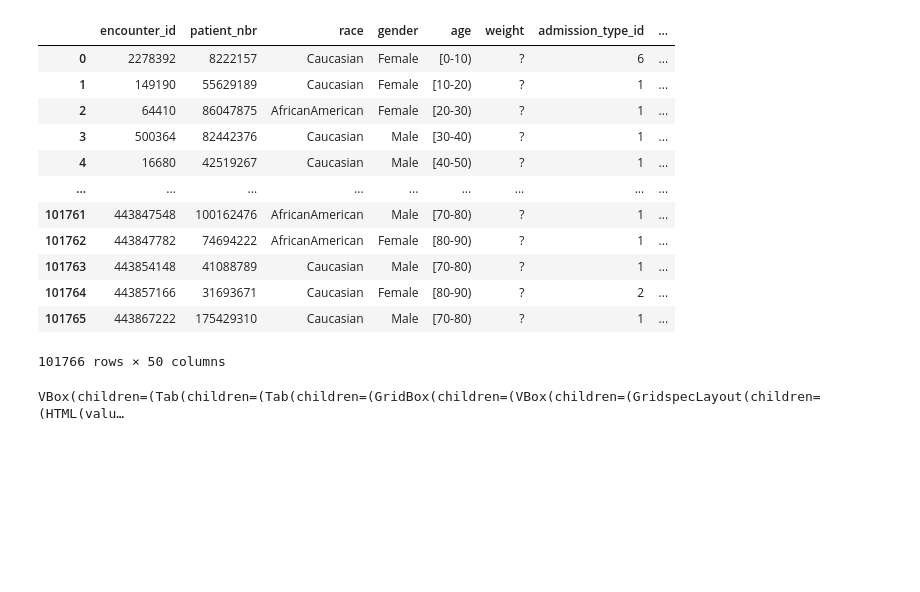
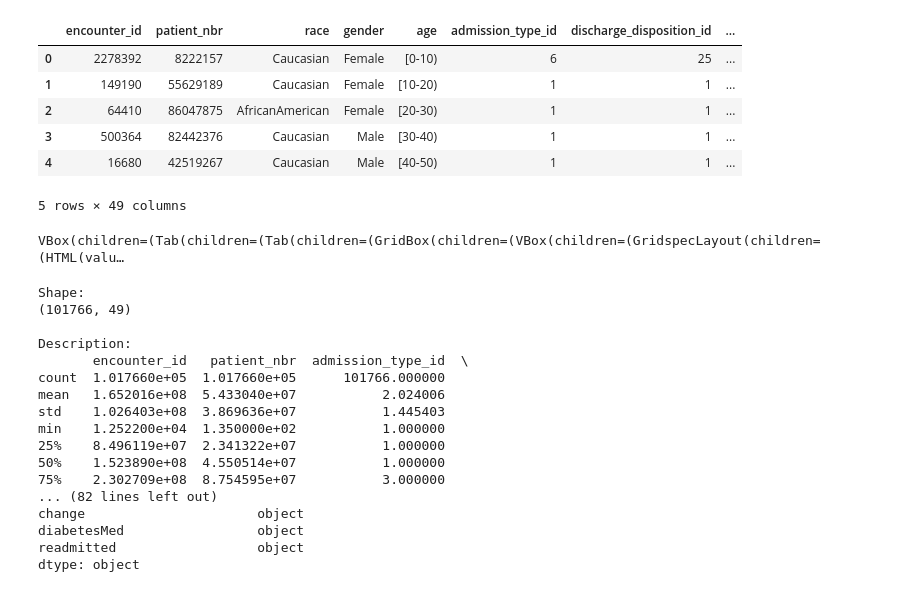
Before and after one commit to Edna722/Diabetes-Project, a Jupyter notebook: Diabetics Data.ipynb, the cells around one changed output. Cells and saved outputs as stored; diff of their text form; code cells hidden in the pictures; blank space fills up the shorter version.

```diff
--- a/Diabetics Data.ipynb
+++ b/Diabetics Data.ipynb
@@ -9,21 +9,17 @@ from pandas_profiling import ProfileReport
 %matplotlib inline
 # %%
 diabetic_data = pd.read_csv(r"C:\Users\wanji\OneDrive\Desktop\diabetes\Diabetes-Project\diabetic_data.csv")
-diabetic_data
+diabetic_data = diabetic_data.drop('weight', axis=1)
+
+diabetic_data.head()
 # %% [output]
-|  | encounter_id | patient_nbr | race | gender | age | weight | admission_type_id | ... |
-| 0 | 2278392 | 8222157 | Caucasian | Female | [0-10) | ? | 6 | ... |
-| 1 | 149190 | 55629189 | Caucasian | Female | [10-20) | ? | 1 | ... |
-| 2 | 64410 | 86047875 | AfricanAmerican | Female | [20-30) | ? | 1 | ... |
-| 3 | 500364 | 82442376 | Caucasian | Male | [30-40) | ? | 1 | ... |
-| 4 | 16680 | 42519267 | Caucasian | Male | [40-50) | ? | 1 | ... |
-| ... | ... | ... | ... | ... | ... | ... | ... | ... |
-| 101761 | 443847548 | 100162476 | AfricanAmerican | Male | [70-80) | ? | 1 | ... |
-| 101762 | 443847782 | 74694222 | AfricanAmerican | Female | [80-90) | ? | 1 | ... |
-| 101763 | 443854148 | 41088789 | Caucasian | Male | [70-80) | ? | 1 | ... |
-| 101764 | 443857166 | 31693671 | Caucasian | Female | [80-90) | ? | 2 | ... |
-| 101765 | 443867222 | 175429310 | Caucasian | Male | [70-80) | ? | 1 | ... |
+|  | encounter_id | patient_nbr | race | gender | age | admission_type_id | discharge_disposition_id | ... |
+| 0 | 2278392 | 8222157 | Caucasian | Female | [0-10) | 6 | 25 | ... |
+| 1 | 149190 | 55629189 | Caucasian | Female | [10-20) | 1 | 1 | ... |
+| 2 | 64410 | 86047875 | AfricanAmerican | Female | [20-30) | 1 | 1 | ... |
+| 3 | 500364 | 82442376 | Caucasian | Male | [30-40) | 1 | 1 | ... |
+| 4 | 16680 | 42519267 | Caucasian | Male | [40-50) | 1 | 1 | ... |
-101766 rows × 50 columns
+5 rows × 49 columns
 # %%
 data = pd.read_csv(r"C:\Users\wanji\OneDrive\Desktop\diabetes\Diabetes-Project\diabetic_data.csv")
 profile = ProfileReport(data)
@@ -34,0 +55,21 @@ profile.to_file("profile_report.html")
+# %%
+# Assuming you have a DataFrame called 'df'
+get_dataframe_info(diabetic_data)
+# %% [output]
+Shape:
+(101766, 49)
+
+Description:
+       encounter_id   patient_nbr  admission_type_id  \
+count  1.017660e+05  1.017660e+05      101766.000000
+mean   1.652016e+08  5.433040e+07           2.024006
+std    1.026403e+08  3.869636e+07           1.445403
+min    1.252200e+04  1.350000e+02           1.000000
+25%    8.496119e+07  2.341322e+07           1.000000
+50%    1.523890e+08  4.550514e+07           1.000000
+75%    2.302709e+08  8.754595e+07           3.000000
+... (82 lines left out)
+change                      object
+diabetesMed                 object
+readmitted                  object
+dtype: object
```
Also changed, not shown: parts of 3 cells of this notebook, 1 other file.
